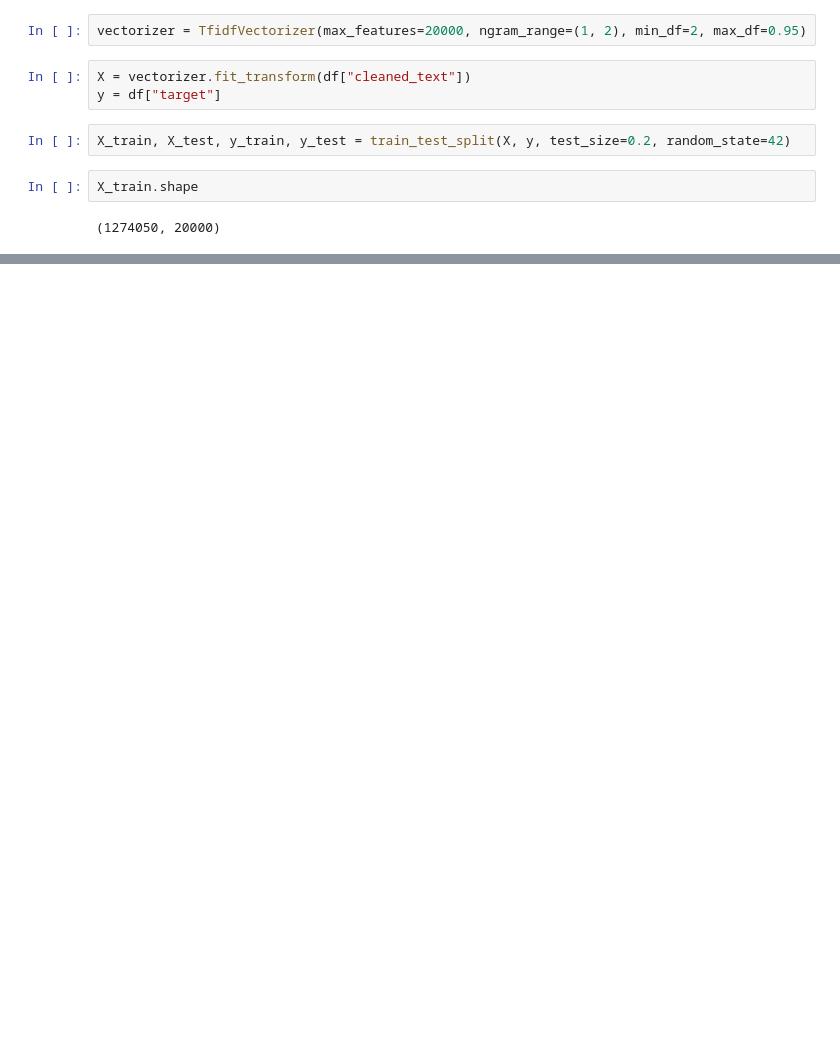
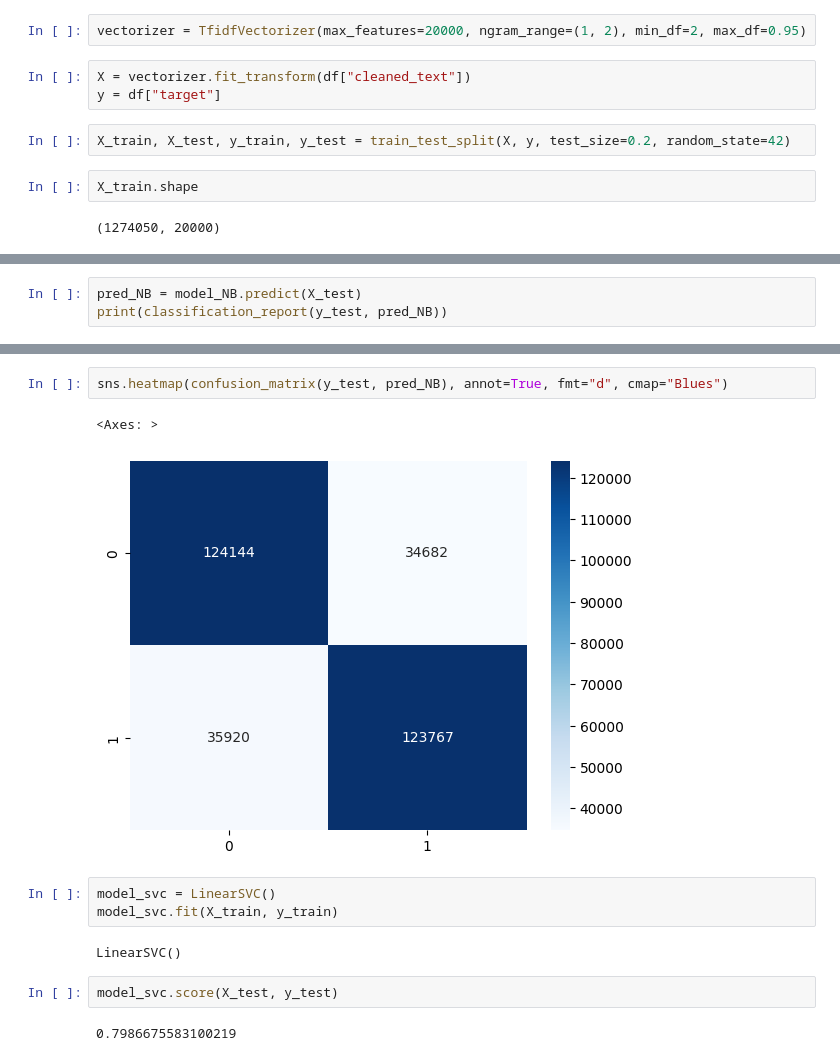
Before and after one commit to AhsanHabibSadik123/NLP_Sentiment_analysis_on_Sentiment140, a Jupyter notebook: train_lr.ipynb, the cells around one changed output, grey strips where cells are left out. Cells and saved outputs as stored; diff of their text form; blank space fills up the shorter version.

```diff
--- a/train_lr.ipynb
+++ b/train_lr.ipynb
@@ -53,0 +72,3 @@ print(confusion_matrix(y_test, model.predict(X_test)))
+# %%
+pred_NB = model_NB.predict(X_test)
+print(classification_report(y_test, pred_NB))
@@ -53,0 +84,14 @@ print(confusion_matrix(y_test, model.predict(X_test)))
+# %%
+sns.heatmap(confusion_matrix(y_test, pred_NB), annot=True, fmt="d", cmap="Blues")
+# %% [output]
+<Axes: >
+[figure, added]
+# %%
+model_svc = LinearSVC()
+model_svc.fit(X_train, y_train)
+# %% [output]
+LinearSVC()
+# %%
+model_svc.score(X_test, y_test)
+# %% [output]
+0.7986675583100219
```
Also changed, not shown: parts of 15 cells of this notebook.
